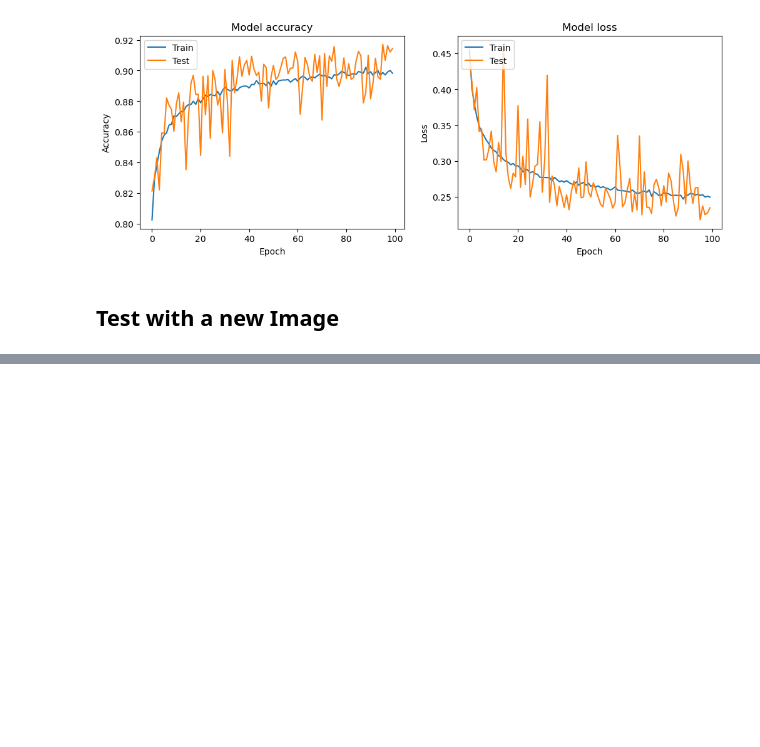
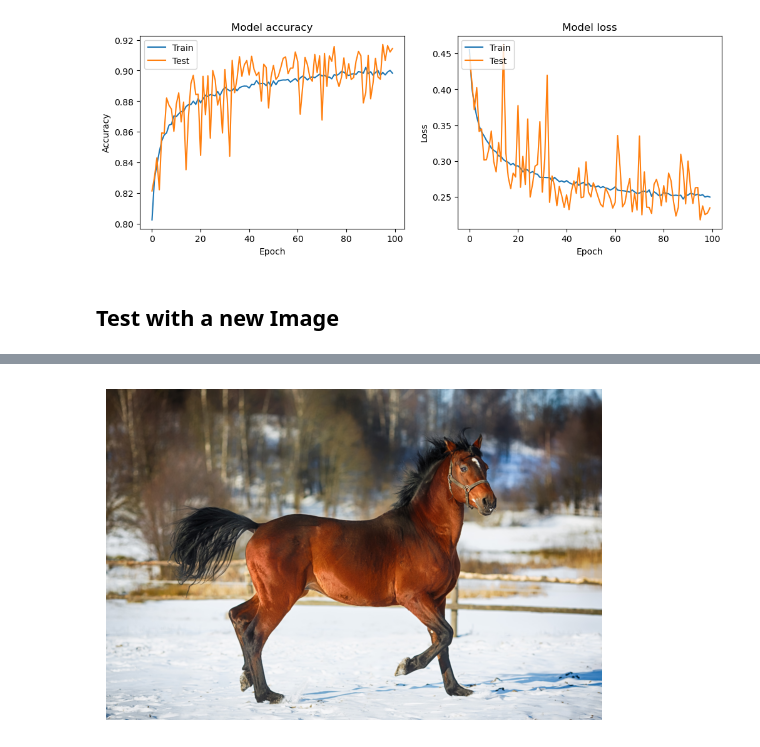
Before and after one commit to MythX744/CV_Project, a Jupyter notebook: Project/Project_CNN.ipynb, the cells around one changed output, grey strips where cells are left out. Drawn from its saved outputs; the diff is of its cells as text; code cells hidden in the pictures; blank space fills up the shorter version.

```diff
--- a/Project/Project_CNN.ipynb
+++ b/Project/Project_CNN.ipynb
@@ -331,0 +341,12 @@ The object in the image: Cannot Fly
+# %%
+# Load and preprocess the new image
+img_path = 'horse.jpg'
+img = image.load_img(img_path)
+plt.imshow(img)
+plt.axis('off')
+img_array = load_and_preprocess_image(img_path)
+
+# Predict the class of the new image
+prediction = predict_image_class(model, img_array)
+print("The object in the image:", prediction)
+# %% [output]
@@ -331,0 +355 @@ The object in the image: Cannot Fly
+[figure, added]
```
Also changed, not shown: parts of 3 cells of this notebook, 1 other file.
